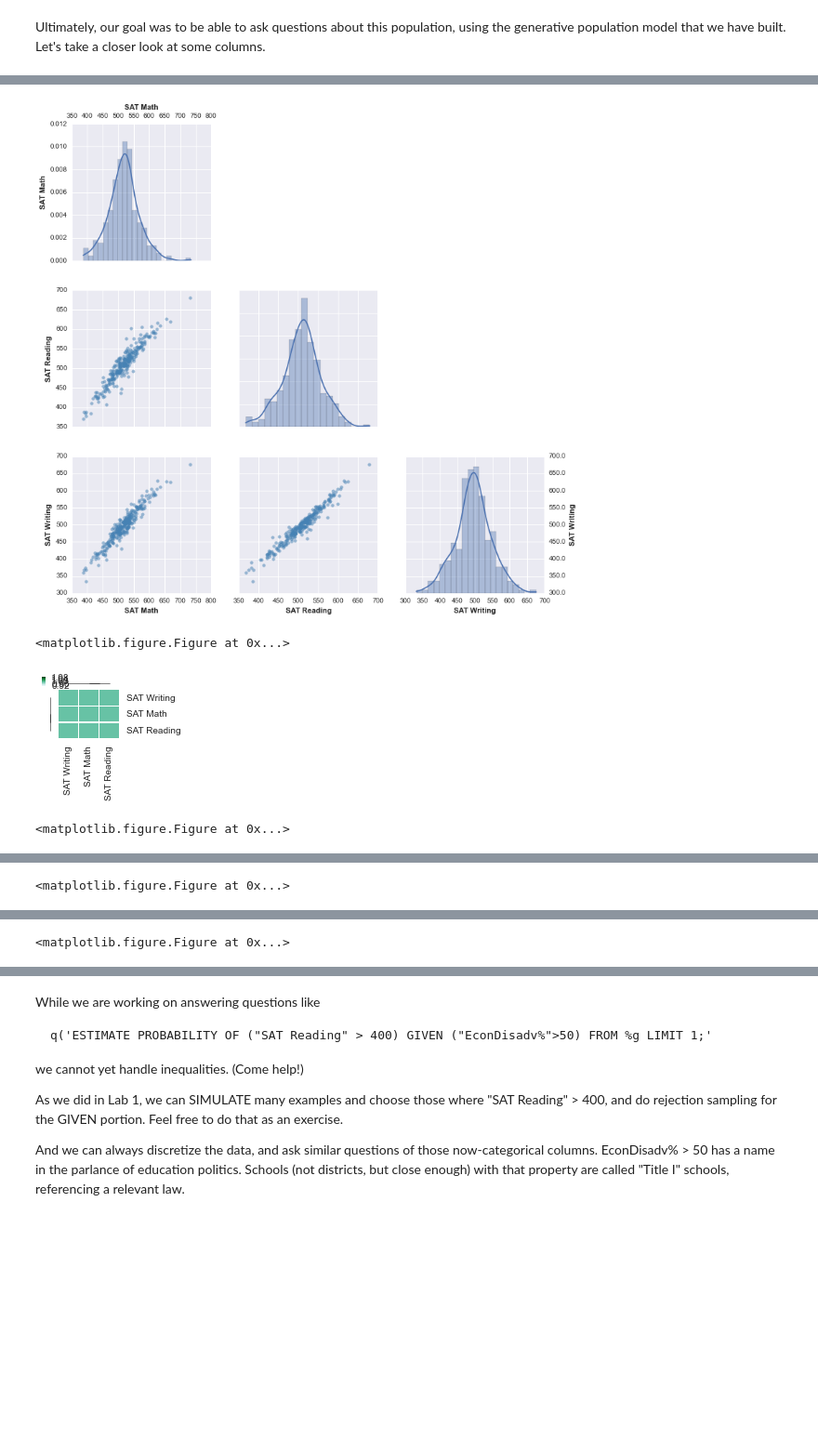
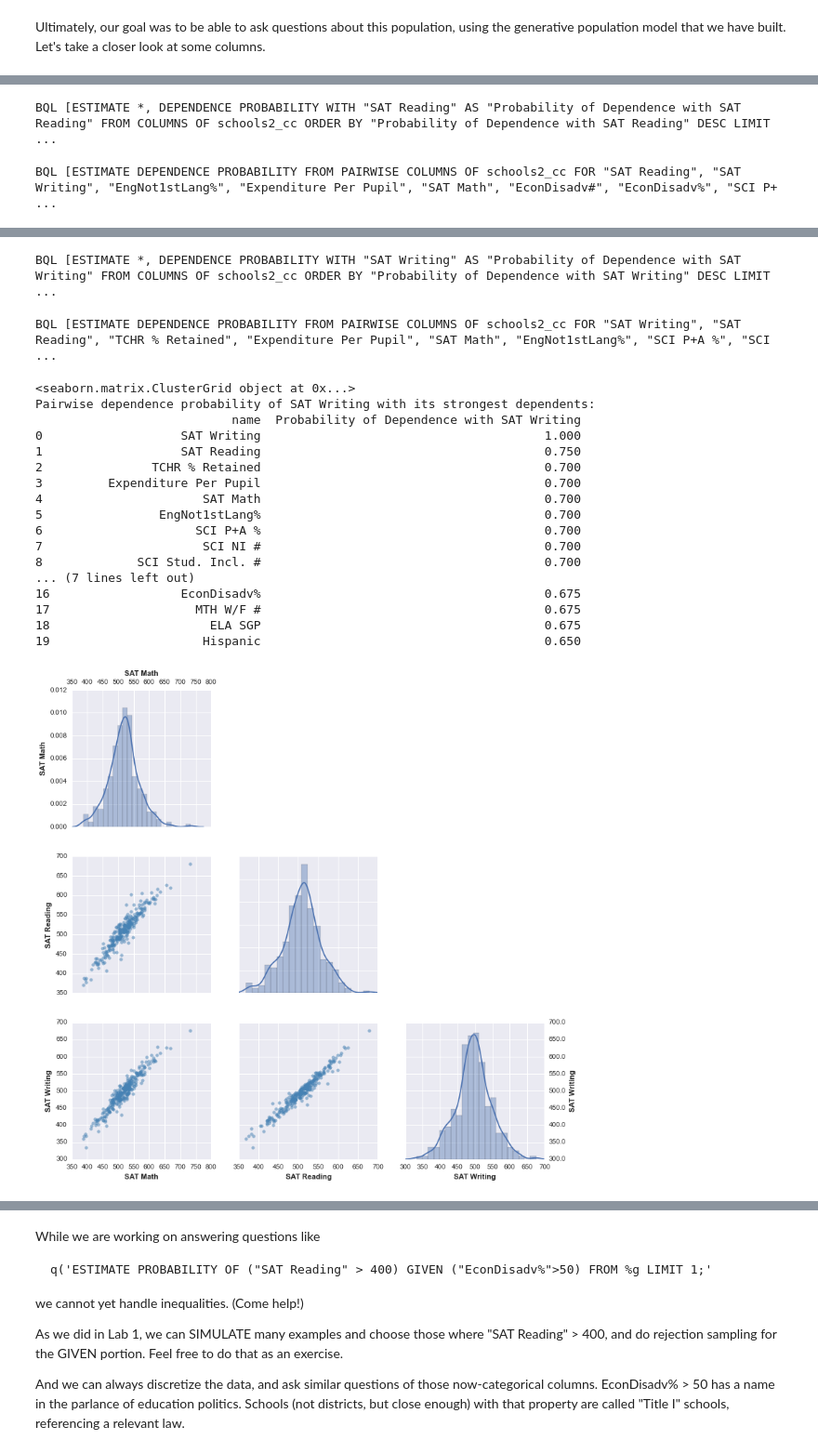
Before and after one commit to probcomp/bdbcontrib, a Jupyter notebook: examples/ma-school-districts/MASchoolDistricts.ipynb, the cells around one changed output, grey strips where cells are left out. Shown at 93% size. Drawn from its saved outputs; the diff is of its cells as text; code cells hidden in the pictures; blank space fills up the shorter version.

```diff
--- a/examples/ma-school-districts/MASchoolDistricts.ipynb
+++ b/examples/ma-school-districts/MASchoolDistricts.ipynb
@@ -28,6 +15,5 @@ The source web pages and the query parameters used to search them are listed in
 
 Let's make our first generative population model:
 # %%
-schools0 = quickstart('schools0', csv_path='ma-school-districts.csv', bdb_path='schools0.bdb',
-                      session_capture_name='\t'.join([name, email]))
+schools0 = quickstart('schools0', csv_path='ma-school-districts.csv', bdb_path='schools0.bdb')
 # %% [output]
@@ -238,6 +235,5 @@ BQL [SELECT * FROM "schools0"] [()]
 (405, 83)
 # %%
-schools2 = quickstart('schools2', df=df, bdb_path="schools2.bdb",
-                      session_capture_name='\t'.join([name, email]))
+schools2 = quickstart('schools2', df=df, bdb_path="schools2.bdb")
 schools2.quick_describe_columns()
 # %% [output]
@@ -346,5 +331,5 @@ quick_explore_cols(self, cols, nsimilar=20, plotfile='explore_cols') method of b
     plotfile: string pathname
         Where to save plots, if not displaying them on console.
 # %%
-schools2.quick_explore_cols(["SAT Math", "SAT Reading", "SAT Writing"])
+schools2.quick_explore_vars(["SAT Math", "SAT Reading", "SAT Writing"])
 # %% [output]
@@ -367,0 +362,2 @@ BQL [ESTIMATE *, DEPENDENCE PROBABILITY WITH "SAT Math"
+BQL [ESTIMATE *, DEPENDENCE PROBABILITY WITH "SAT Reading" AS "Probability of Dependence with SAT Reading" FROM COLUMNS OF schools2_cc ORDER BY "Probability of Dependence with SAT Reading" DESC LIMIT  ...
+BQL [ESTIMATE DEPENDENCE PROBABILITY FROM PAIRWISE COLUMNS OF schools2_cc FOR "SAT Reading", "SAT Writing", "EngNot1stLang%", "Expenditure Per Pupil", "SAT Math", "EconDisadv#", "EconDisadv%", "SCI P+ ...
@@ -368,4 +381,20 @@ BQL [ESTIMATE *, DEPENDENCE PROBABILITY WITH "SAT Math"
+BQL [ESTIMATE *, DEPENDENCE PROBABILITY WITH "SAT Writing" AS "Probability of Dependence with SAT Writing" FROM COLUMNS OF schools2_cc ORDER BY "Probability of Dependence with SAT Writing" DESC LIMIT  ...
+BQL [ESTIMATE DEPENDENCE PROBABILITY FROM PAIRWISE COLUMNS OF schools2_cc FOR "SAT Writing", "SAT Reading", "TCHR % Retained", "Expenditure Per Pupil", "SAT Math", "EngNot1stLang%", "SCI P+A %", "SCI  ...
+<seaborn.matrix.ClusterGrid object at 0x...>
+Pairwise dependence probability of SAT Writing with its strongest dependents:
+                           name  Probability of Dependence with SAT Writing
+0                   SAT Writing                                       1.000
+1                   SAT Reading                                       0.750
+2               TCHR % Retained                                       0.700
+3         Expenditure Per Pupil                                       0.700
+4                      SAT Math                                       0.700
+5                EngNot1stLang%                                       0.700
+6                     SCI P+A %                                       0.700
+7                      SCI NI #                                       0.700
+8             SCI Stud. Incl. #                                       0.700
+... (7 lines left out)
+16                  EconDisadv%                                       0.675
+17                    MTH W/F #                                       0.675
+18                      ELA SGP                                       0.675
+19                     Hispanic                                       0.650
-[figure, old version]
+[figure, new version]
-<matplotlib.figure.Figure at 0x...>
-[figure, removed]
-<matplotlib.figure.Figure at 0x...>
@@ -373 +400,0 @@ BQL [ESTIMATE *, DEPENDENCE PROBABILITY WITH "SAT Math"
-<matplotlib.figure.Figure at 0x...>
@@ -375 +400,0 @@ BQL [ESTIMATE *, DEPENDENCE PROBABILITY WITH "SAT Math"
-<matplotlib.figure.Figure at 0x...>
```
Also changed, not shown: parts of 20 cells of this notebook, 5 other files.
